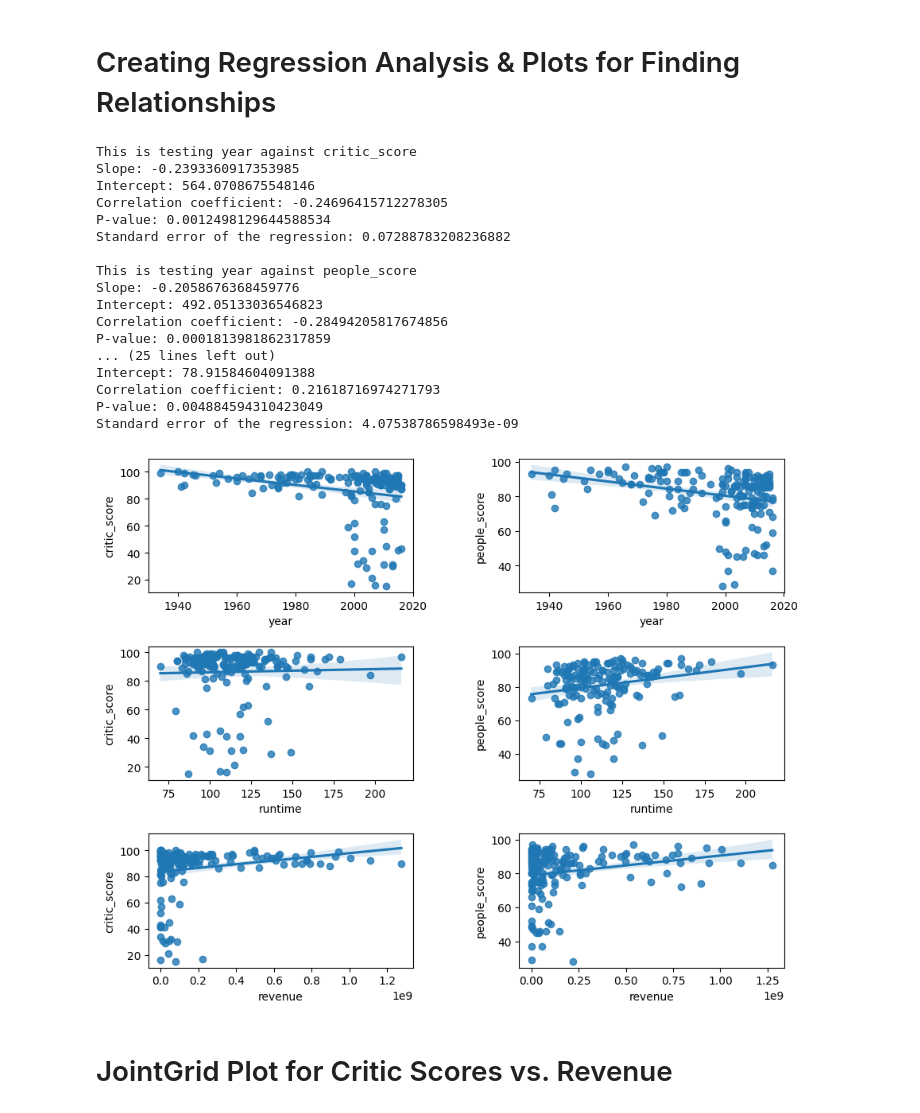
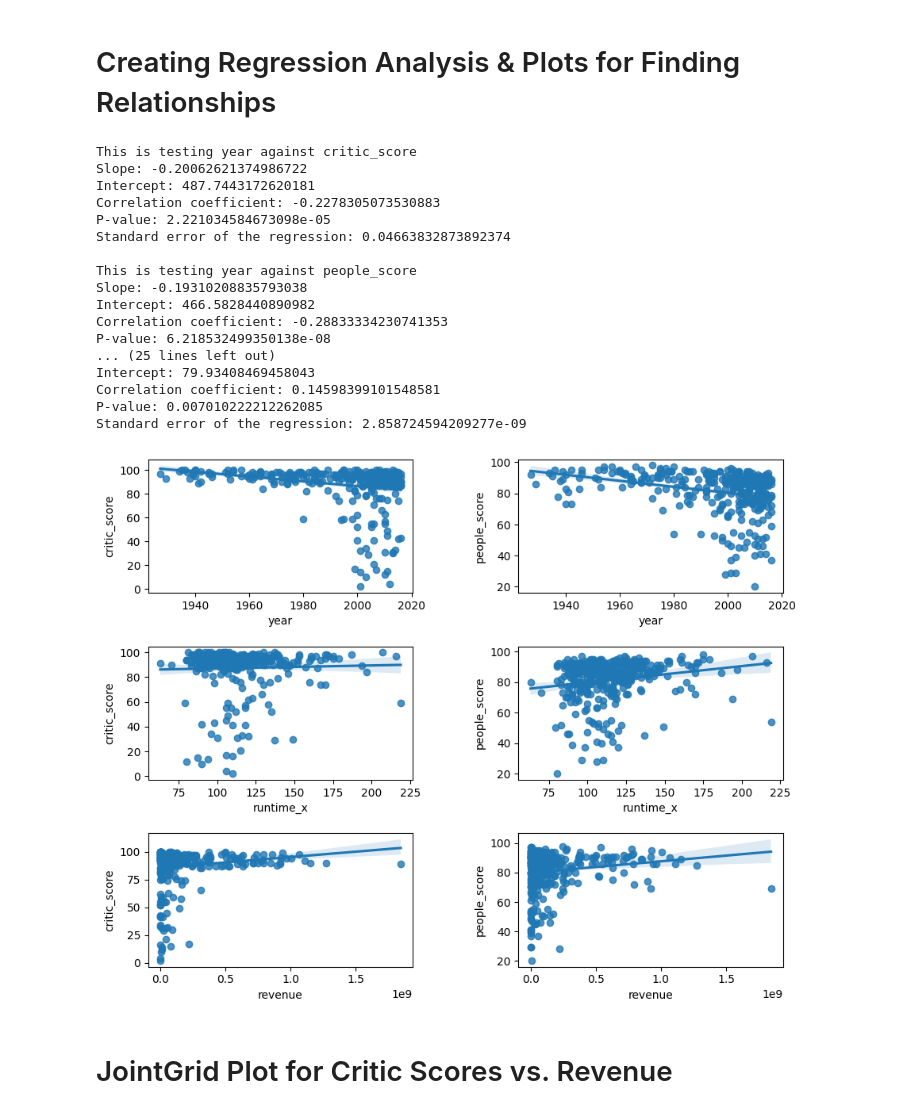
Before and after one commit to nbj0614/Final-Project-2, a Jupyter notebook: notebooks/final_project.ipynb, the cells around one changed output. Saved outputs shown, nothing was run; the diff lists cells and outputs as text; code cells hidden in the pictures.

Commit message:
increase data size

```diff
--- a/notebooks/final_project.ipynb
+++ b/notebooks/final_project.ipynb
@@ -217,50 +234,50 @@ f, axes = plt.subplots(3, 2, figsize=(10, 8))
 # plotting each and every relevant relationship
 sns.regplot(data=movies, x='year', y='critic_score', ax=axes[0, 0])
 sns.regplot(data=movies, x='year', y='people_score', ax=axes[0, 1])
-sns.regplot(data=movies, x='runtime', y='critic_score', ax=axes[1, 0])
-sns.regplot(data=movies, x='runtime', y='people_score', ax=axes[1, 1])
+sns.regplot(data=movies, x='runtime_x', y='critic_score', ax=axes[1, 0])
+sns.regplot(data=movies, x='runtime_x', y='people_score', ax=axes[1, 1])
 sns.regplot(data=movies, x='revenue', y='critic_score', ax=axes[2, 0])
 sns.regplot(data=movies, x='revenue', y='people_score', ax=axes[2, 1])
 
-iv = ['year', 'runtime', 'revenue']
+iv = ['year', 'runtime_x', 'revenue']
 dv = ['critic_score', 'people_score']
 
 # loop through iv and dv to print regression results
 for i, ivar in enumerate(iv):
     for j, dvar in enumerate(dv):
         slope, intercept, rvalue, pvalue, stderr = linregress(
             movies[ivar], movies[dvar])
         print(f"This is testing {ivar} against {dvar}")
         print(f"Slope: {slope}")
         print(f"Intercept: {intercept}")
         print(f"Correlation coefficient: {rvalue}")
         print(f"P-value: {pvalue}")
         print(f"Standard error of the regression: {stderr}\n")
 
 # adjust the spacing between the subplots
 plt.subplots_adjust(left=0.1, bottom=0.1, right=0.9,
                     top=0.9, wspace=0.4, hspace=0.4)
 
 plt.show()
 # %% [output]
 This is testing year against critic_score
-Slope: -0.2393360917353985
-Intercept: 564.0708675548146
-Correlation coefficient: -0.24696415712278305
-P-value: 0.0012498129644588534
-Standard error of the regression: 0.07288783208236882
+Slope: -0.20062621374986722
+Intercept: 487.7443172620181
+Correlation coefficient: -0.2278305073530883
+P-value: 2.221034584673098e-05
+Standard error of the regression: 0.04663832873892374
 
 This is testing year against people_score
-Slope: -0.2058676368459776
-Intercept: 492.05133036546823
-Correlation coefficient: -0.28494205817674856
-P-value: 0.0001813981862317859
+Slope: -0.19310208835793038
+Intercept: 466.5828440890982
+Correlation coefficient: -0.28833334230741353
+P-value: 6.218532499350138e-08
 ... (25 lines left out)
-Intercept: 78.91584604091388
-Correlation coefficient: 0.21618716974271793
-P-value: 0.004884594310423049
-Standard error of the regression: 4.07538786598493e-09
+Intercept: 79.93408469458043
+Correlation coefficient: 0.14598399101548581
+P-value: 0.007010222212262085
+Standard error of the regression: 2.858724594209277e-09
-[figure, old version]
+[figure, new version]
 # %% [markdown]
 # JointGrid Plot for Critic Scores vs. Revenue
 # %%
```
Also changed, not shown: parts of 4 cells of this notebook, 1 other file.
